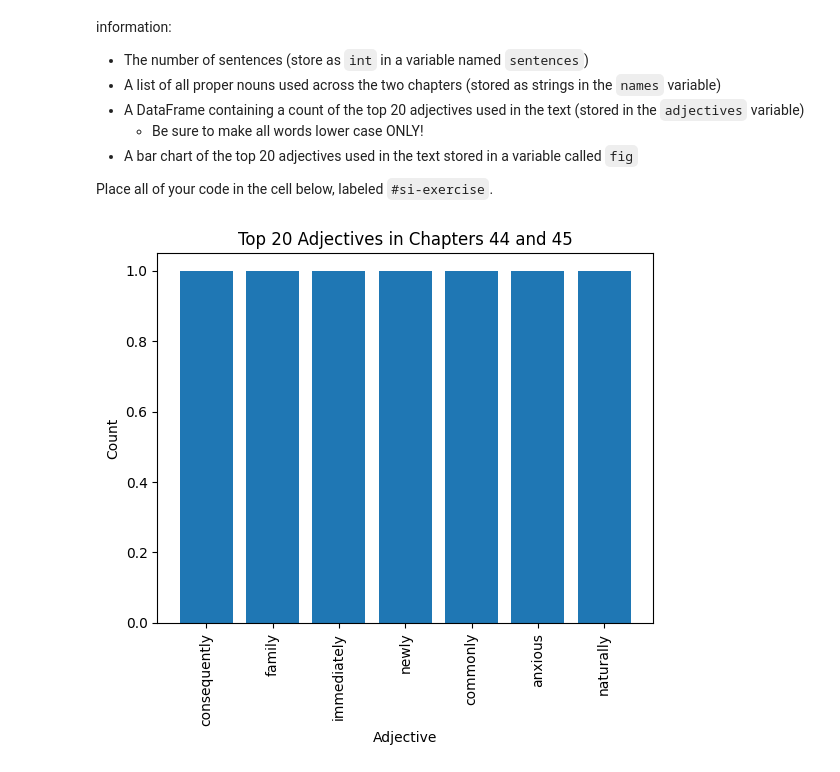
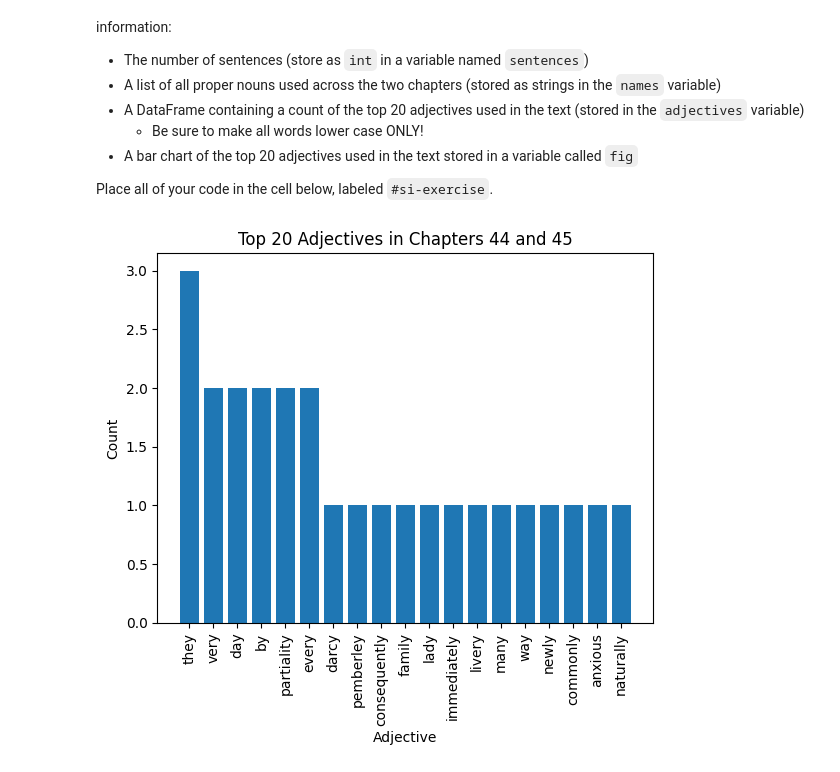
Before and after one commit to Chaudhari-Amar/econ8320-assignment-12, a Jupyter notebook: lesson.ipynb, the cells around one changed output. Saved outputs shown, nothing was run; the diff lists cells and outputs as text; code cells hidden in the pictures.

```diff
--- a/lesson.ipynb
+++ b/lesson.ipynb
@@ -219,34 +219,34 @@ Elizabeth had settled it that Mr. Darcy would bring his sister to visit her the
 
-...
 (Include the rest of the text here)
-
 """
 
 # Split the text into sentences
-sentences = len(re.split(r'[.!?]', text))
+sentences = len(re.findall(r'[^.!?]*[.!?]', text))
 
 # Find all proper nouns
-proper_nouns = re.findall(r'\b[A-Z][a-z]+\b', text)
+proper_nouns = re.findall(r'\b[A-Z][a-z]*(?:\s+[A-Z][a-z]*)*', text)
 names = list(set(proper_nouns))
 
 # Find all adjectives
 words = re.findall(r'\b\w+\b', text.lower())
-adjectives = [word for word in words if re.search(r'\b\w+ly\b|ous\b|ful\b|ive\b|less\b|able\b|ish\b', word)]
+# Common ending patterns for adjectives
+adjective_patterns = [r'\w+ous', r'\w+ful', r'\w+ive', r'\w+less', r'\w+able', r'\w+ish', r'\w+y']
+adjectives = [word for word in words if any(re.fullmatch(pattern, word) for pattern in adjective_patterns)]
 adjective_counts = Counter(adjectives).most_common(20)
 
 # Create a DataFrame with the top 20 adjectives
 adjectives_df = pd.DataFrame(adjective_counts, columns=['Adjective', 'Count'])
 adjectives = adjectives_df
 
 # Create a bar chart of the top 20 adjectives
 fig, ax = plt.subplots()
 ax.bar(adjectives_df['Adjective'], adjectives_df['Count'])
 plt.xticks(rotation=90)
 plt.title('Top 20 Adjectives in Chapters 44 and 45')
 plt.xlabel('Adjective')
 plt.ylabel('Count')
 
 # Show figure
 plt.show()
 # %% [output]
-[figure, old version]
+[figure, new version]
```
